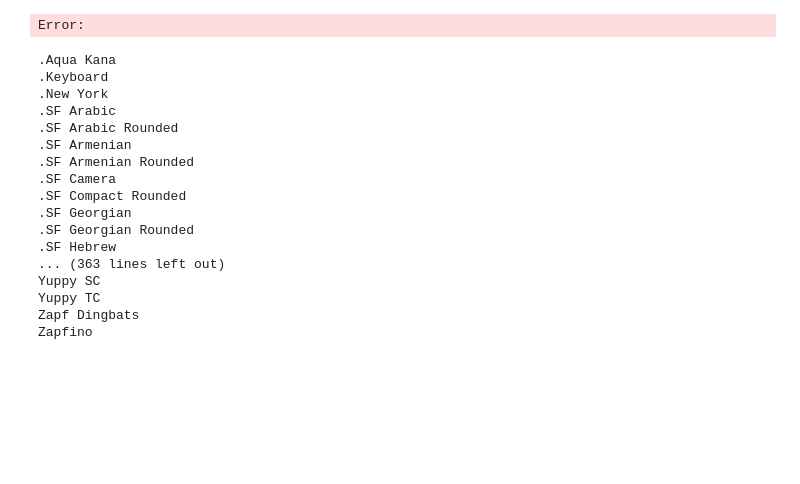
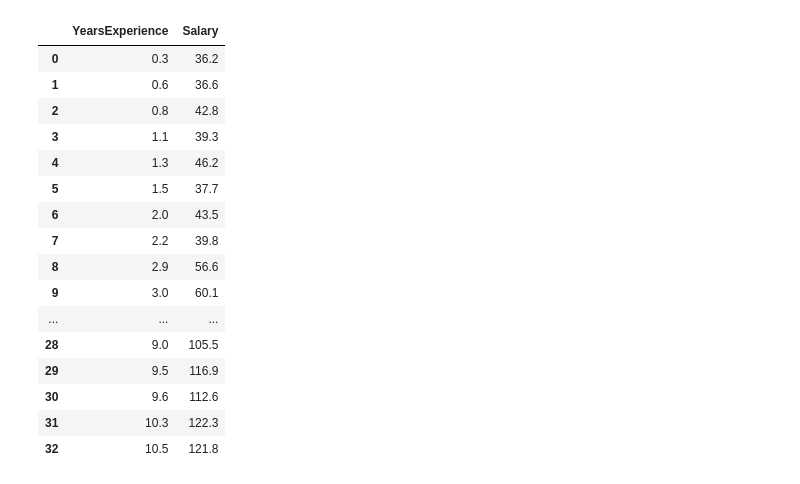
Before and after one commit to 1030Tim/MachineLearning, a Jupyter notebook: SimplrLinearRegression/app.ipynb, the cells around one changed output. Cells and saved outputs as stored; diff of their text form; code cells hidden in the pictures; blank space fills up the shorter version.

```diff
--- a/SimplrLinearRegression/app.ipynb
+++ b/SimplrLinearRegression/app.ipynb
@@ -1,41 +1,39 @@
 # %%
 import pandas as pd
 import matplotlib.pyplot as plt
 import matplotlib as mpl
 from matplotlib.font_manager import fontManager
-mpl.rcParams['axes.unicode_minus']=False
+# mpl.rcParams['axes.unicode_minus']=False
 #url = "https://raw.githubusercontent.com/GrandmaCan/ML/main/Resgression/Salary_data.csv"
 #data = pd.read_csv(url)
 #data.to_csv("Salary_data.csv",index = False)
 data = pd.read_csv("Salary_data.csv")
 data
 # %% [output]
-Error:
+|  | YearsExperience | Salary |
+| 0 | 0.3 | 36.2 |
+| 1 | 0.6 | 36.6 |
+| 2 | 0.8 | 42.8 |
+| 3 | 1.1 | 39.3 |
+| 4 | 1.3 | 46.2 |
+| 5 | 1.5 | 37.7 |
+| 6 | 2.0 | 43.5 |
+| 7 | 2.2 | 39.8 |
+| 8 | 2.9 | 56.6 |
+| 9 | 3.0 | 60.1 |
+| ... | ... | ... |
+| 28 | 9.0 | 105.5 |
+| 29 | 9.5 | 116.9 |
+| 30 | 9.6 | 112.6 |
+| 31 | 10.3 | 122.3 |
+| 32 | 10.5 | 121.8 |
 # %%
 # y = ax + b
 x = data['YearsExperience']
 y = data['Salary']
 # %%
-for i in sorted(fontManager.get_font_names()):
-    print(i)
+# for i in sorted(fontManager.get_font_names()):
+#     print(i)
-# %% [output]
-.Aqua Kana
-.Keyboard
-.New York
-.SF Arabic
-.SF Arabic Rounded
-.SF Armenian
-.SF Armenian Rounded
-.SF Camera
-.SF Compact Rounded
-.SF Georgian
-.SF Georgian Rounded
-.SF Hebrew
-... (363 lines left out)
-Yuppy SC
-Yuppy TC
-Zapf Dingbats
-Zapfino
 # %%
 plt.scatter(x,y,marker='x',color='blue')
 #wget.download('https://github.com/GrandmaCan/ML/raw/main/Resgression/ChineseFont.ttf')
```
Also changed, not shown: parts of 2 cells of this notebook, 16 other files.
